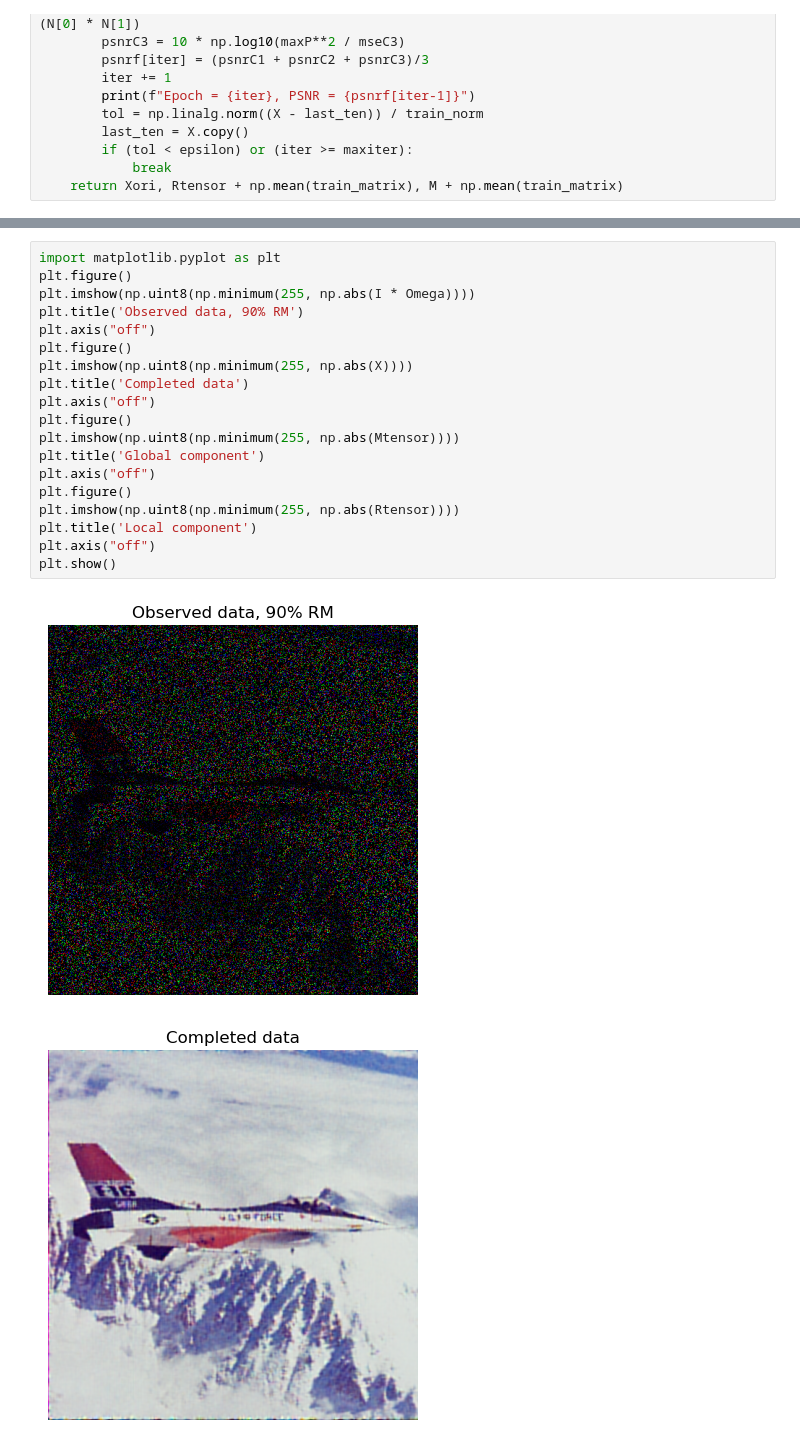
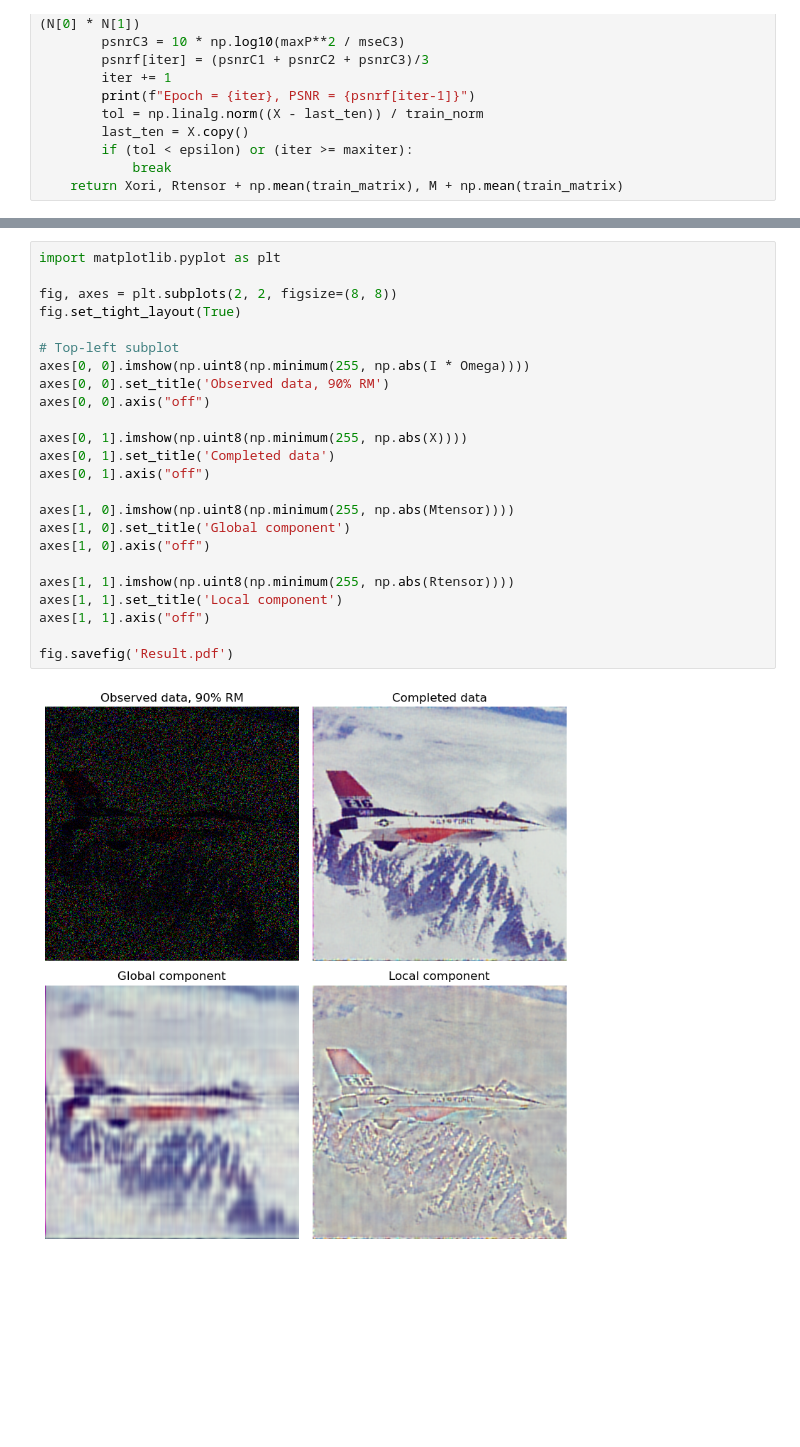
Before and after one commit to MengyingLei/GLSKF, a Jupyter notebook: GLSKF_demo.ipynb, the cells around one changed output, grey strips where cells are left out. Saved outputs shown, nothing was run; the diff lists cells and outputs as text; blank space fills up the shorter version.

Commit message:
update figure

```diff
--- a/GLSKF_demo.ipynb
+++ b/GLSKF_demo.ipynb
@@ -243,23 +243,27 @@ Epoch = 99, PSNR = 28.001833102529996
 Epoch = 100, PSNR = 28.00406936628168
 # %%
 import matplotlib.pyplot as plt
-plt.figure()
-plt.imshow(np.uint8(np.minimum(255, np.abs(I * Omega))))
-plt.title('Observed data, 90% RM')
-plt.axis("off")
-plt.figure()
-plt.imshow(np.uint8(np.minimum(255, np.abs(X))))
-plt.title('Completed data')
-plt.axis("off")
-plt.figure()
-plt.imshow(np.uint8(np.minimum(255, np.abs(Mtensor))))
-plt.title('Global component')
-plt.axis("off")
-plt.figure()
-plt.imshow(np.uint8(np.minimum(255, np.abs(Rtensor))))
-plt.title('Local component')
-plt.axis("off")
-plt.show()
+
+fig, axes = plt.subplots(2, 2, figsize=(8, 8))
+fig.set_tight_layout(True)
+
+# Top-left subplot
+axes[0, 0].imshow(np.uint8(np.minimum(255, np.abs(I * Omega))))
+axes[0, 0].set_title('Observed data, 90% RM')
+axes[0, 0].axis("off")
+
+axes[0, 1].imshow(np.uint8(np.minimum(255, np.abs(X))))
+axes[0, 1].set_title('Completed data')
+axes[0, 1].axis("off")
+
+axes[1, 0].imshow(np.uint8(np.minimum(255, np.abs(Mtensor))))
+axes[1, 0].set_title('Global component')
+axes[1, 0].axis("off")
+
+axes[1, 1].imshow(np.uint8(np.minimum(255, np.abs(Rtensor))))
+axes[1, 1].set_title('Local component')
+axes[1, 1].axis("off")
+
+fig.savefig('Result.pdf')
 # %% [output]
-[figure, old version]
+[figure, new version]
-[figure, removed]
```
Also changed, not shown: parts of 1 cell of this notebook, 1 other file.
